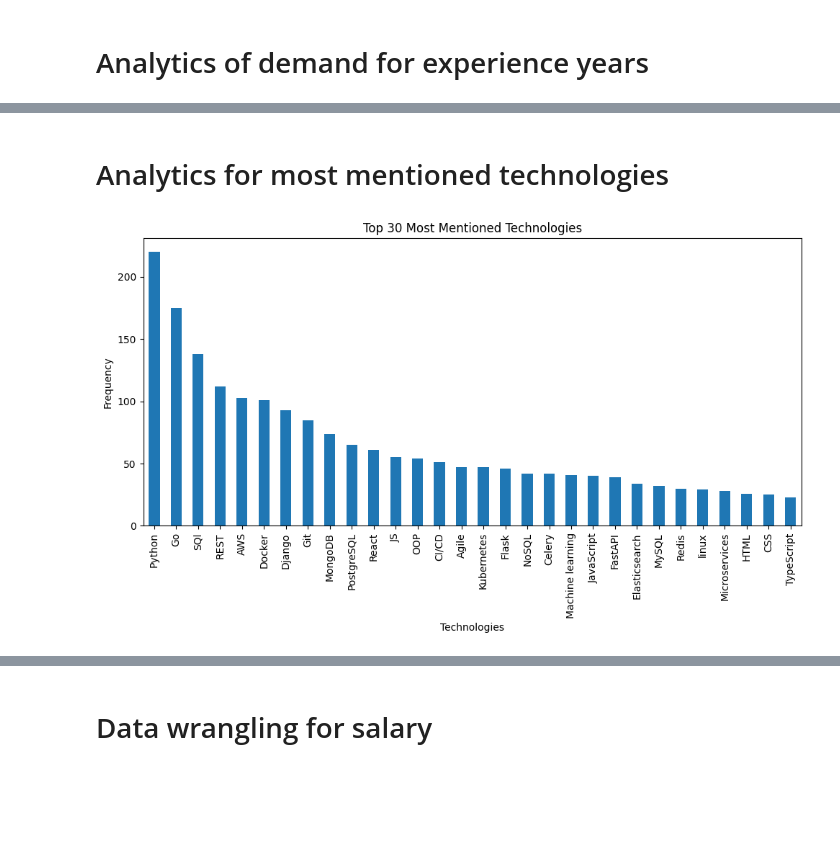
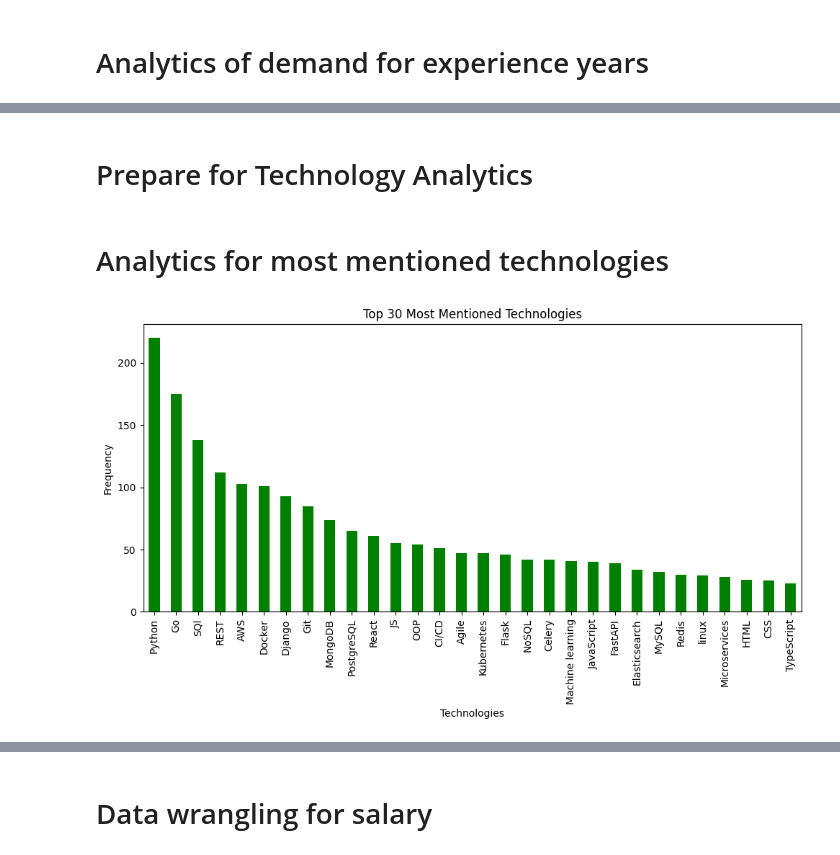
Before and after one commit to innyshka/scrape-djinni, a Jupyter notebook: analytics/vacansies_analytics.ipynb, the cells around one changed output, grey strips where cells are left out. Cells and saved outputs as stored; diff of their text form; code cells hidden in the pictures; blank space fills up the shorter version.

```diff
--- a/analytics/vacansies_analytics.ipynb
+++ b/analytics/vacansies_analytics.ipynb
@@ -58,22 +65,37 @@ plt.show()
+# %% [markdown]
+# Prepare for Technology Analytics
+# %%
+def plot_top_technologies(data: pd.DataFrame, title: str):
+    plt.figure(figsize=(10, 6))
+    data.plot(kind="bar", color="green")
+    plt.title(title)
+    plt.xlabel("Technologies")
+    plt.ylabel("Frequency")
+    plt.xticks(rotation=90)
+    plt.tight_layout()
+    plt.show()
+
+def get_top_technologies_by_experience(df: pd.DataFrame, min_exp_years: int, max_exp_years: int, title: str):
+    technologies_exp = (
+        df[(df["experience_year"] >= min_exp_years) & (df["experience_year"] < max_exp_years )]["technologies"]
+        .str.split(",")
+        .explode()
+        .value_counts()
+    )
+    top_technologies_exp = technologies_exp.head(30)
+    plot_top_technologies(top_technologies_exp, title)
 # %% [markdown]
 # Analytics for most mentioned technologies
 # %%
 all_technologies = (
     vacancies["technologies"]
     .str.split(",")
     .explode()
     .value_counts()
 )
 
 top_technologies = all_technologies.head(30)
 
-plt.figure(figsize=(10, 6))
-top_technologies.plot(kind="bar")
-plt.title("Top 30 Most Mentioned Technologies")
-plt.xlabel("Technologies")
-plt.ylabel("Frequency")
-plt.xticks(rotation=90)
-plt.tight_layout()
-plt.show()
+plot_top_technologies(top_technologies, "Top 30 Most Mentioned Technologies")
 # %% [output]
-[figure, old version]
+[figure, new version]
```
Also changed, not shown: parts of 8 cells of this notebook.
